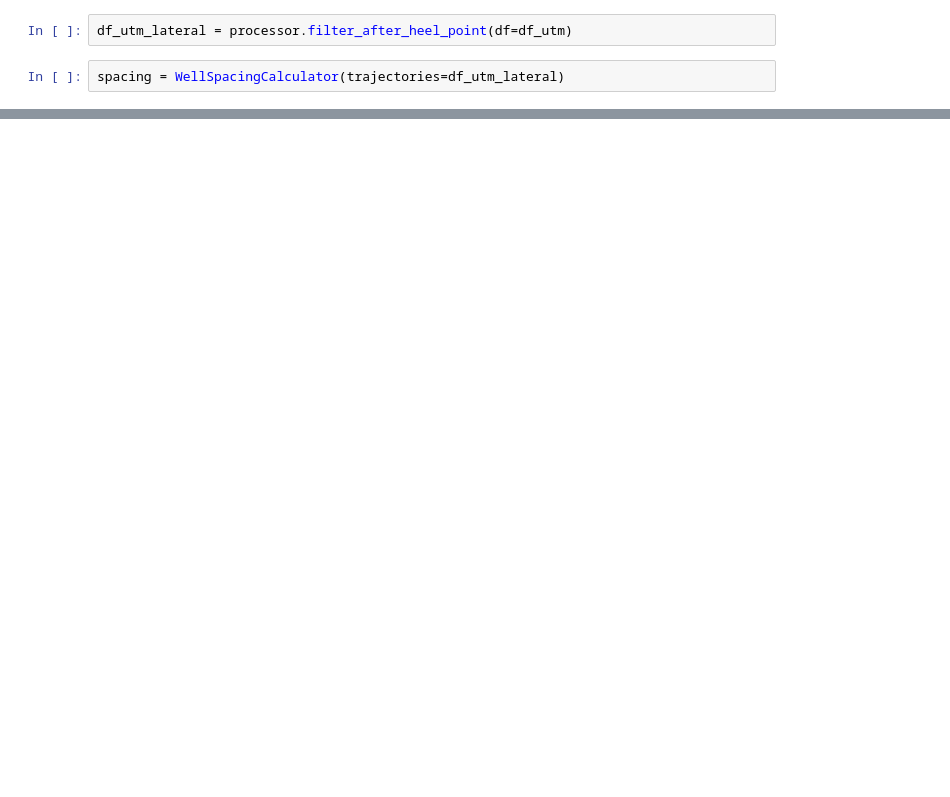
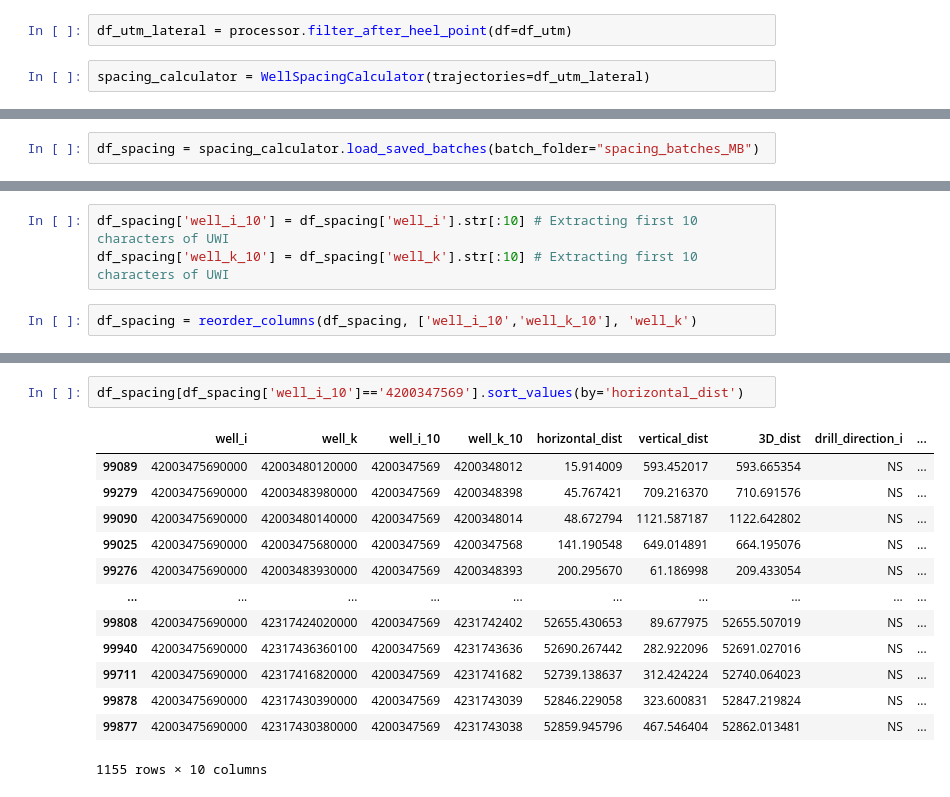
Before and after one commit to apoorvasaxena03/Parent_Child_Spacing, a Jupyter notebook: src/components/spacing_stat.ipynb, the cells around one changed output, grey strips where cells are left out. Saved outputs shown, nothing was run; the diff lists cells and outputs as text; blank space fills up the shorter version.

Commit message:
Upgrade the Spacing class

```diff
--- a/src/components/spacing_stat.ipynb
+++ b/src/components/spacing_stat.ipynb
@@ -336,4 +563,4 @@ df_utm = processor.compute_utm_coordinates(df=df_MB_directional)
 # %%
 df_utm_lateral = processor.filter_after_heel_point(df=df_utm)
 # %%
-spacing = WellSpacingCalculator(trajectories=df_utm_lateral)
+spacing_calculator = WellSpacingCalculator(trajectories=df_utm_lateral)
@@ -373,0 +575,2 @@ df_ik_pairs[(df_ik_pairs['well_i'].isin(['42003478570000']))]
+# %%
+df_spacing = spacing_calculator.load_saved_batches(batch_folder="spacing_batches_MB")
@@ -373,0 +589,5 @@ df_ik_pairs[(df_ik_pairs['well_i'].isin(['42003478570000']))]
+# %%
+df_spacing['well_i_10'] = df_spacing['well_i'].str[:10] # Extracting first 10 characters of UWI
+df_spacing['well_k_10'] = df_spacing['well_k'].str[:10] # Extracting first 10 characters of UWI
+# %%
+df_spacing = reorder_columns(df_spacing, ['well_i_10','well_k_10'], 'well_k')
@@ -373,0 +608,16 @@ df_ik_pairs[(df_ik_pairs['well_i'].isin(['42003478570000']))]
+# %%
+df_spacing[df_spacing['well_i_10']=='4200347569'].sort_values(by='horizontal_dist')
+# %% [output]
+|  | well_i | well_k | well_i_10 | well_k_10 | horizontal_dist | vertical_dist | 3D_dist | drill_direction_i | ... |
+| 99089 | 42003475690000 | 42003480120000 | 4200347569 | 4200348012 | 15.914009 | 593.452017 | 593.665354 | NS | ... |
+| 99279 | 42003475690000 | 42003483980000 | 4200347569 | 4200348398 | 45.767421 | 709.216370 | 710.691576 | NS | ... |
+| 99090 | 42003475690000 | 42003480140000 | 4200347569 | 4200348014 | 48.672794 | 1121.587187 | 1122.642802 | NS | ... |
+| 99025 | 42003475690000 | 42003475680000 | 4200347569 | 4200347568 | 141.190548 | 649.014891 | 664.195076 | NS | ... |
+| 99276 | 42003475690000 | 42003483930000 | 4200347569 | 4200348393 | 200.295670 | 61.186998 | 209.433054 | NS | ... |
+| ... | ... | ... | ... | ... | ... | ... | ... | ... | ... |
+| 99808 | 42003475690000 | 42317424020000 | 4200347569 | 4231742402 | 52655.430653 | 89.677975 | 52655.507019 | NS | ... |
+| 99940 | 42003475690000 | 42317436360100 | 4200347569 | 4231743636 | 52690.267442 | 282.922096 | 52691.027016 | NS | ... |
+| 99711 | 42003475690000 | 42317416820000 | 4200347569 | 4231741682 | 52739.138637 | 312.424224 | 52740.064023 | NS | ... |
+| 99878 | 42003475690000 | 42317430390000 | 4200347569 | 4231743039 | 52846.229058 | 323.600831 | 52847.219824 | NS | ... |
+| 99877 | 42003475690000 | 42317430380000 | 4200347569 | 4231743038 | 52859.945796 | 467.546404 | 52862.013481 | NS | ... |
+1155 rows × 10 columns
```
Also changed, not shown: parts of 16 cells of this notebook, 56 other files.
